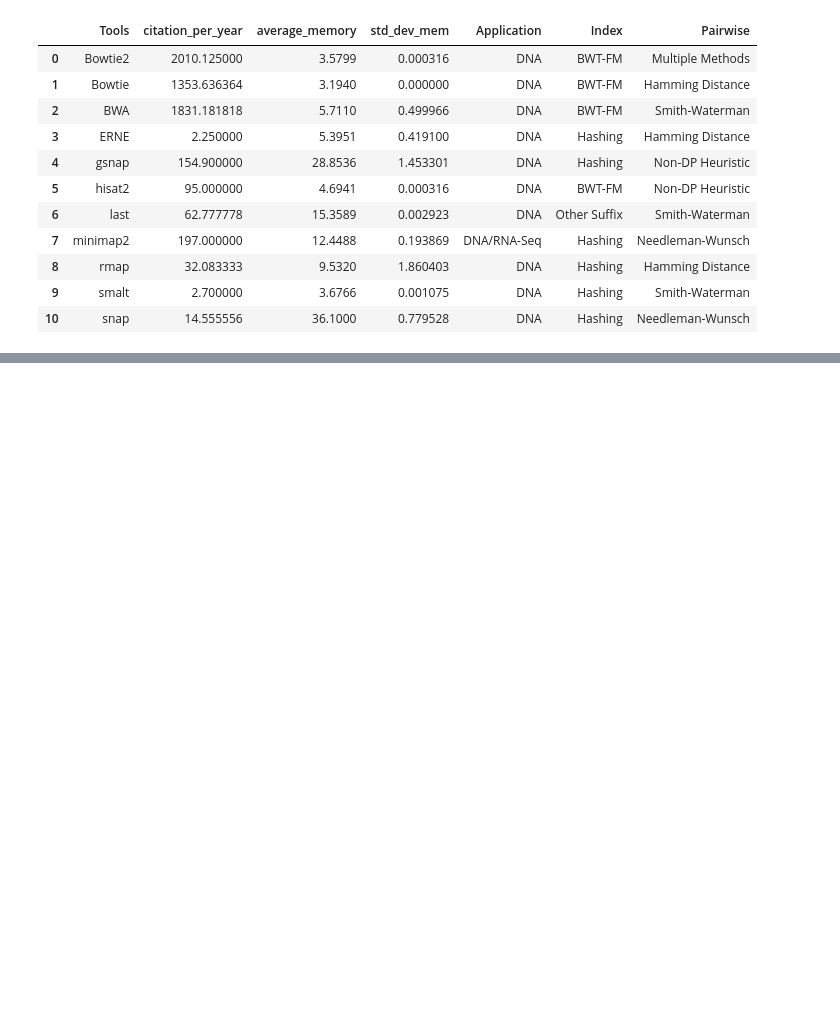
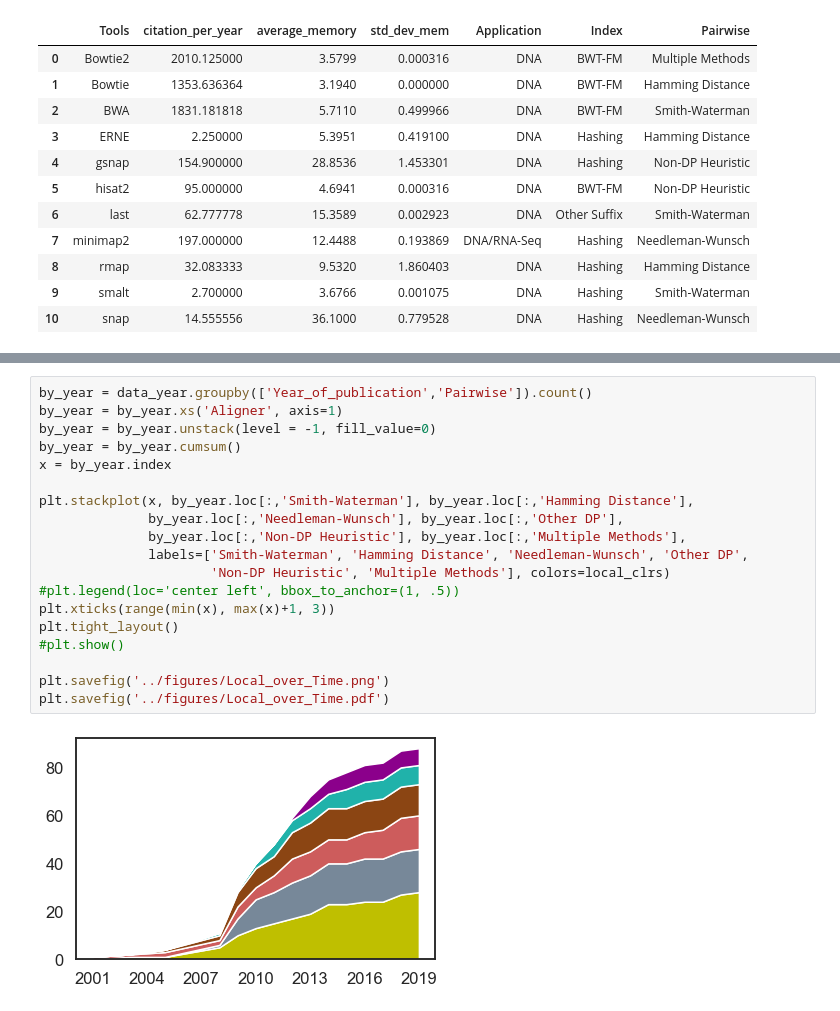
Before and after one commit to Mangul-Lab-USC/technology.dictates.algorithms, a Jupyter notebook: notebooks/Figure2_Panel.ipynb, the cells around one changed output, grey strips where cells are left out. Drawn from its saved outputs; the diff is of its cells as text; blank space fills up the shorter version.

```diff
--- a/notebooks/Figure2_Panel.ipynb
+++ b/notebooks/Figure2_Panel.ipynb
@@ -603,0 +252,21 @@ plt.savefig('../figures/Local_by_Citations.pdf')
+# %%
+by_year = data_year.groupby(['Year_of_publication','Pairwise']).count()
+by_year = by_year.xs('Aligner', axis=1)
+by_year = by_year.unstack(level = -1, fill_value=0)
+by_year = by_year.cumsum()
+x = by_year.index
+
+plt.stackplot(x, by_year.loc[:,'Smith-Waterman'], by_year.loc[:,'Hamming Distance'],
+              by_year.loc[:,'Needleman-Wunsch'], by_year.loc[:,'Other DP'],
+              by_year.loc[:,'Non-DP Heuristic'], by_year.loc[:,'Multiple Methods'],
+              labels=['Smith-Waterman', 'Hamming Distance', 'Needleman-Wunsch', 'Other DP',
+                      'Non-DP Heuristic', 'Multiple Methods'], colors=local_clrs)
+#plt.legend(loc='center left', bbox_to_anchor=(1, .5))
+plt.xticks(range(min(x), max(x)+1, 3))
+plt.tight_layout()
+#plt.show()
+
+plt.savefig('../figures/Local_over_Time.png')
+plt.savefig('../figures/Local_over_Time.pdf')
+# %% [output]
+[figure, added]
```
Also changed, not shown: parts of 45 cells of this notebook, 47 other files.
